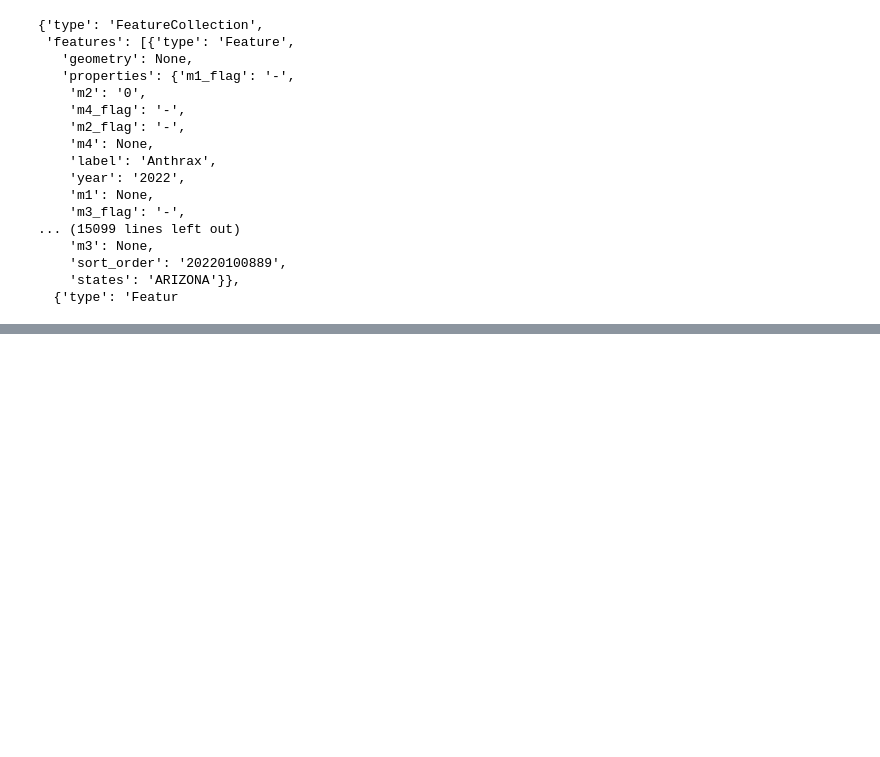
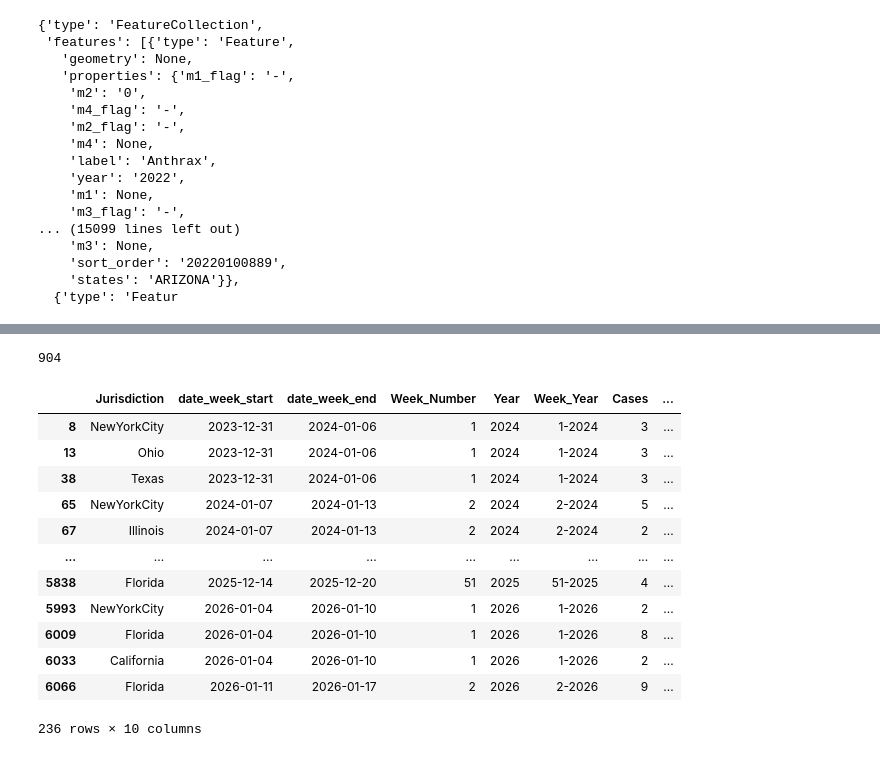
Before and after one commit to TheResilientCollective/resilient_workflows_public, a Jupyter notebook: workflows/public/notebooks/cdc_nndss_mpox.ipynb, the cells around one changed output, grey strips where cells are left out. Drawn from its saved outputs; the diff is of its cells as text; code cells hidden in the pictures; blank space fills up the shorter version.

```diff
--- a/workflows/public/notebooks/cdc_nndss_mpox.ipynb
+++ b/workflows/public/notebooks/cdc_nndss_mpox.ipynb
@@ -104,0 +163,19 @@ data
+# %%
+cases_greater_one_df=mpox_s3_df[mpox_s3_df["Cases"]>1]
+print(cases_greater_one_df['Cases'].sum())
+cases_greater_one_df
+# %% [output]
+904
+|  | Jurisdiction | date_week_start | date_week_end | Week_Number | Year | Week_Year | Cases | ... |
+| 8 | NewYorkCity | 2023-12-31 | 2024-01-06 | 1 | 2024 | 1-2024 | 3 | ... |
+| 13 | Ohio | 2023-12-31 | 2024-01-06 | 1 | 2024 | 1-2024 | 3 | ... |
+| 38 | Texas | 2023-12-31 | 2024-01-06 | 1 | 2024 | 1-2024 | 3 | ... |
+| 65 | NewYorkCity | 2024-01-07 | 2024-01-13 | 2 | 2024 | 2-2024 | 5 | ... |
+| 67 | Illinois | 2024-01-07 | 2024-01-13 | 2 | 2024 | 2-2024 | 2 | ... |
+| ... | ... | ... | ... | ... | ... | ... | ... | ... |
+| 5838 | Florida | 2025-12-14 | 2025-12-20 | 51 | 2025 | 51-2025 | 4 | ... |
+| 5993 | NewYorkCity | 2026-01-04 | 2026-01-10 | 1 | 2026 | 1-2026 | 2 | ... |
+| 6009 | Florida | 2026-01-04 | 2026-01-10 | 1 | 2026 | 1-2026 | 8 | ... |
+| 6033 | California | 2026-01-04 | 2026-01-10 | 1 | 2026 | 1-2026 | 2 | ... |
+| 6066 | Florida | 2026-01-11 | 2026-01-17 | 2 | 2026 | 2-2026 | 9 | ... |
+236 rows × 10 columns
```
Also changed, not shown: parts of 7 cells of this notebook, 3 other files.
